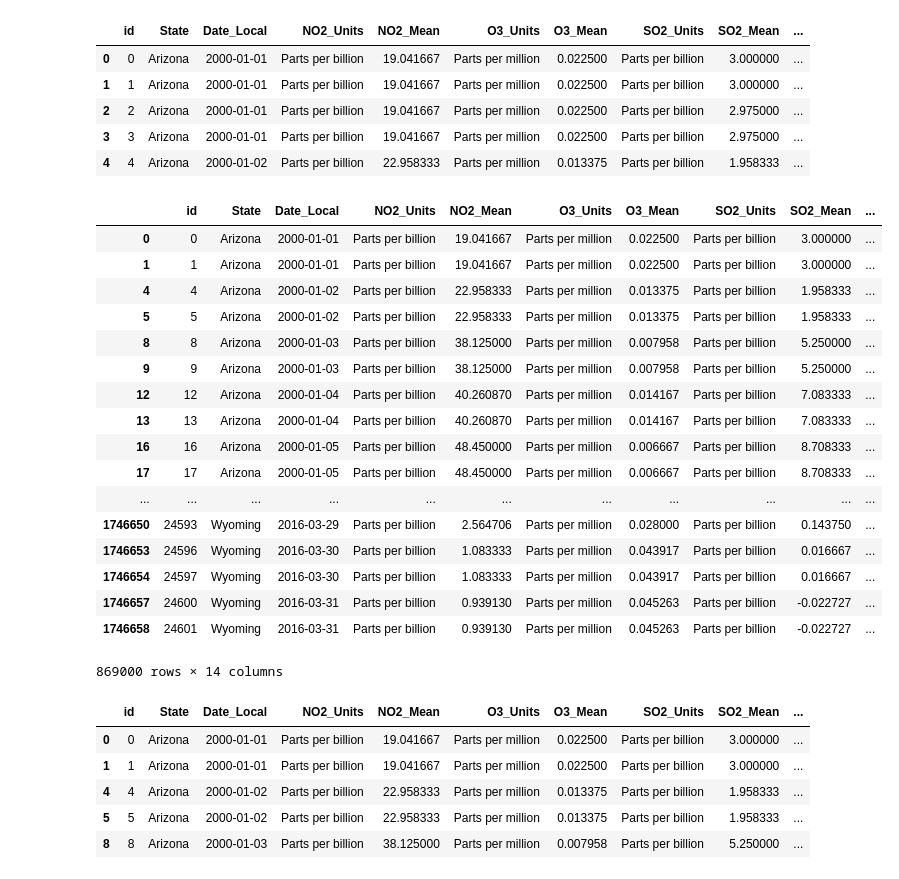
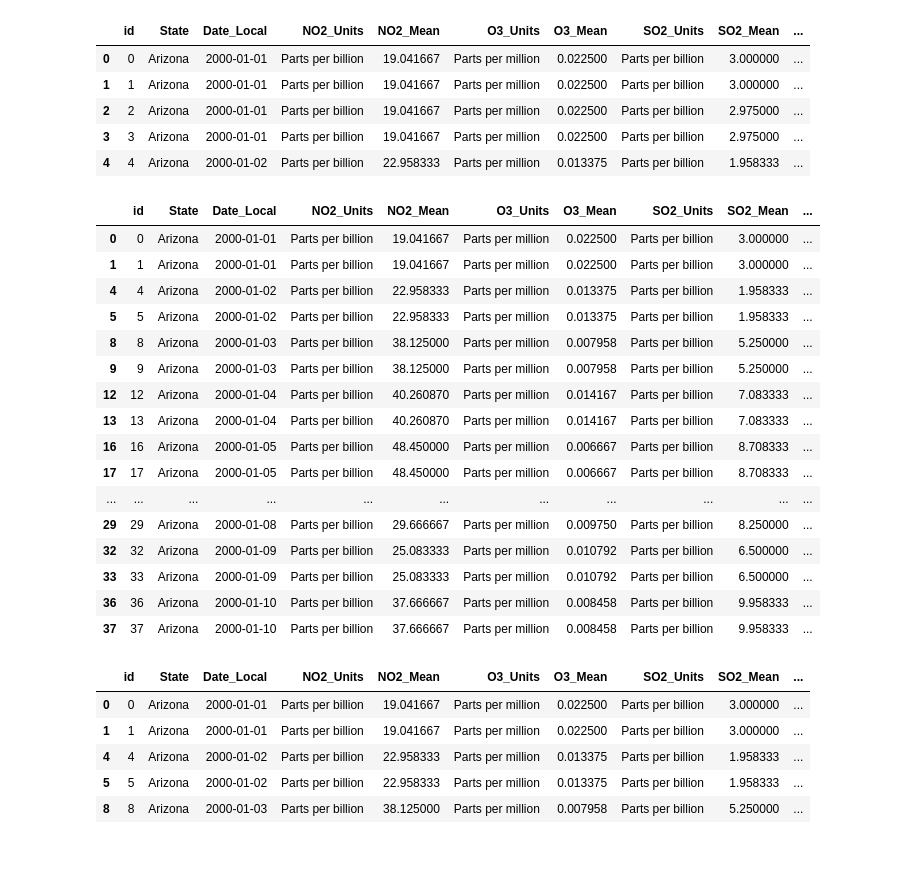
Before and after one commit to emilou1981/ETL-Project, a Jupyter notebook: extract_pollution.ipynb, the cells around one changed output. Saved outputs shown, nothing was run; the diff lists cells and outputs as text; code cells hidden in the pictures.

```diff
--- a/extract_pollution.ipynb
+++ b/extract_pollution.ipynb
@@ -43,26 +43,25 @@ pol_df.dropna(inplace=True)
 # df = df[df.line_race != 0]
 pol_df = pol_df[pol_df.State != 'Country Of Mexico']
 # %%
-pol_df
+pol_df.head(20)
 # %% [output]
 |  | id | State | Date_Local | NO2_Units | NO2_Mean | O3_Units | O3_Mean | SO2_Units | SO2_Mean | ... |
 | 0 | 0 | Arizona | 2000-01-01 | Parts per billion | 19.041667 | Parts per million | 0.022500 | Parts per billion | 3.000000 | ... |
 | 1 | 1 | Arizona | 2000-01-01 | Parts per billion | 19.041667 | Parts per million | 0.022500 | Parts per billion | 3.000000 | ... |
 | 4 | 4 | Arizona | 2000-01-02 | Parts per billion | 22.958333 | Parts per million | 0.013375 | Parts per billion | 1.958333 | ... |
 | 5 | 5 | Arizona | 2000-01-02 | Parts per billion | 22.958333 | Parts per million | 0.013375 | Parts per billion | 1.958333 | ... |
 | 8 | 8 | Arizona | 2000-01-03 | Parts per billion | 38.125000 | Parts per million | 0.007958 | Parts per billion | 5.250000 | ... |
 | 9 | 9 | Arizona | 2000-01-03 | Parts per billion | 38.125000 | Parts per million | 0.007958 | Parts per billion | 5.250000 | ... |
 | 12 | 12 | Arizona | 2000-01-04 | Parts per billion | 40.260870 | Parts per million | 0.014167 | Parts per billion | 7.083333 | ... |
 | 13 | 13 | Arizona | 2000-01-04 | Parts per billion | 40.260870 | Parts per million | 0.014167 | Parts per billion | 7.083333 | ... |
 | 16 | 16 | Arizona | 2000-01-05 | Parts per billion | 48.450000 | Parts per million | 0.006667 | Parts per billion | 8.708333 | ... |
 | 17 | 17 | Arizona | 2000-01-05 | Parts per billion | 48.450000 | Parts per million | 0.006667 | Parts per billion | 8.708333 | ... |
 | ... | ... | ... | ... | ... | ... | ... | ... | ... | ... | ... |
-| 1746650 | 24593 | Wyoming | 2016-03-29 | Parts per billion | 2.564706 | Parts per million | 0.028000 | Parts per billion | 0.143750 | ... |
-| 1746653 | 24596 | Wyoming | 2016-03-30 | Parts per billion | 1.083333 | Parts per million | 0.043917 | Parts per billion | 0.016667 | ... |
-| 1746654 | 24597 | Wyoming | 2016-03-30 | Parts per billion | 1.083333 | Parts per million | 0.043917 | Parts per billion | 0.016667 | ... |
-| 1746657 | 24600 | Wyoming | 2016-03-31 | Parts per billion | 0.939130 | Parts per million | 0.045263 | Parts per billion | -0.022727 | ... |
-| 1746658 | 24601 | Wyoming | 2016-03-31 | Parts per billion | 0.939130 | Parts per million | 0.045263 | Parts per billion | -0.022727 | ... |
+| 29 | 29 | Arizona | 2000-01-08 | Parts per billion | 29.666667 | Parts per million | 0.009750 | Parts per billion | 8.250000 | ... |
+| 32 | 32 | Arizona | 2000-01-09 | Parts per billion | 25.083333 | Parts per million | 0.010792 | Parts per billion | 6.500000 | ... |
+| 33 | 33 | Arizona | 2000-01-09 | Parts per billion | 25.083333 | Parts per million | 0.010792 | Parts per billion | 6.500000 | ... |
+| 36 | 36 | Arizona | 2000-01-10 | Parts per billion | 37.666667 | Parts per million | 0.008458 | Parts per billion | 9.958333 | ... |
+| 37 | 37 | Arizona | 2000-01-10 | Parts per billion | 37.666667 | Parts per million | 0.008458 | Parts per billion | 9.958333 | ... |
-869000 rows × 14 columns
 # %%
 # # iterate/loop over the rows in the DF.  Split 'Date_local', that I assume
 # # is MM/DD/YYYY,
```
Also changed, not shown: 1 other file.
